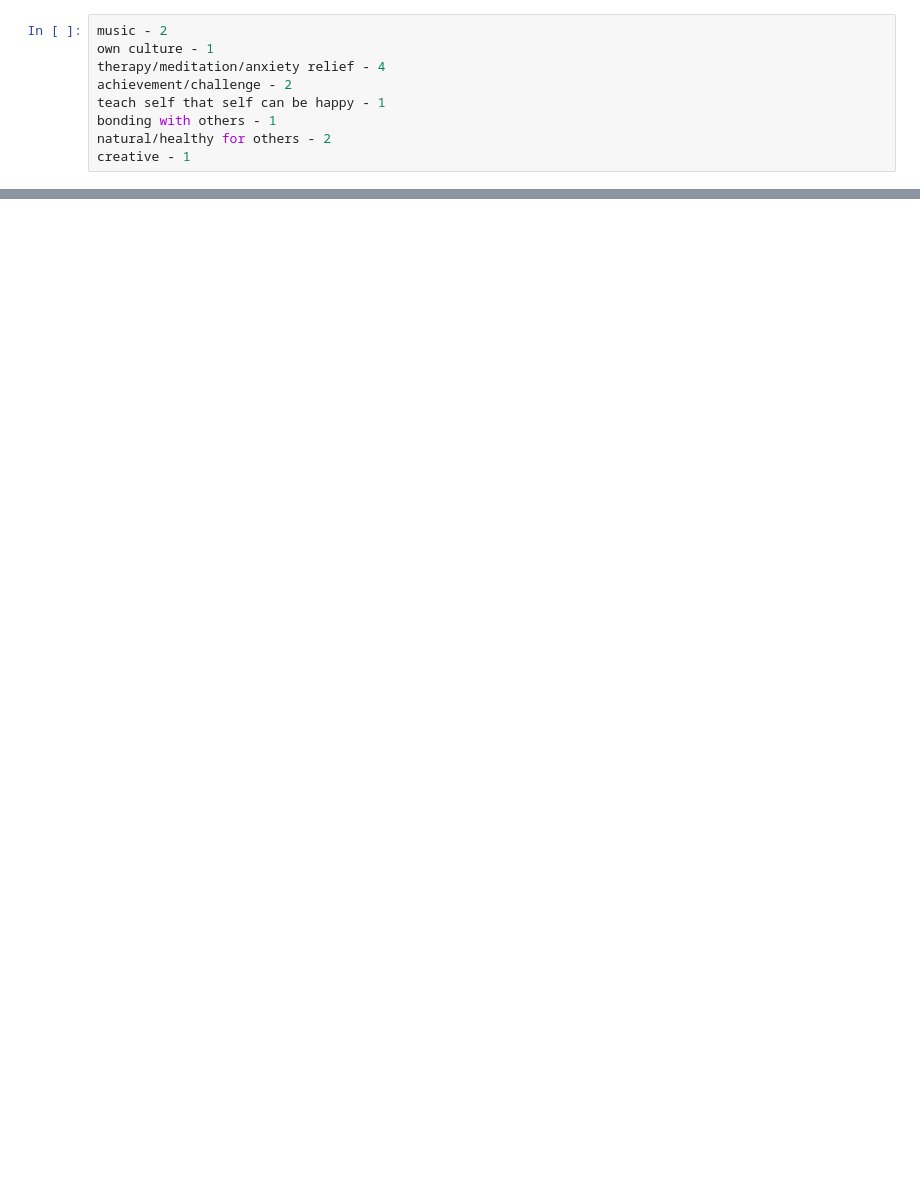
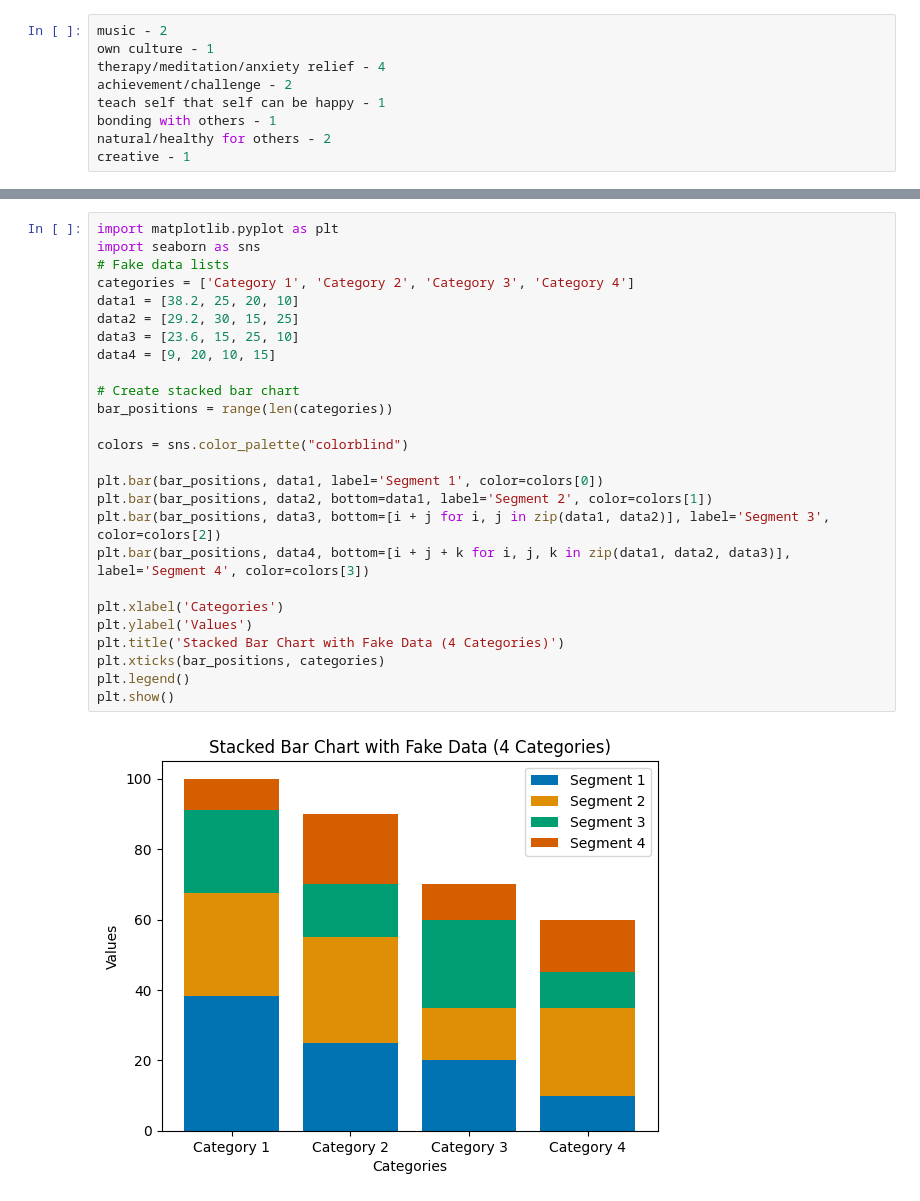
Before and after one commit to kaedejohnson/raw_food_epfl_dh411, a Jupyter notebook: survey_analysis.ipynb, the cells around one changed output, grey strips where cells are left out. Drawn from its saved outputs; the diff is of its cells as text; blank space fills up the shorter version.

```diff
--- a/survey_analysis.ipynb
+++ b/survey_analysis.ipynb
@@ -269,0 +333,28 @@ creative - 1
+# %%
+import matplotlib.pyplot as plt
+import seaborn as sns
+# Fake data lists
+categories = ['Category 1', 'Category 2', 'Category 3', 'Category 4']
+data1 = [38.2, 25, 20, 10]
+data2 = [29.2, 30, 15, 25]
+data3 = [23.6, 15, 25, 10]
+data4 = [9, 20, 10, 15]
+
+# Create stacked bar chart
+bar_positions = range(len(categories))
+
+colors = sns.color_palette("colorblind")
+
+plt.bar(bar_positions, data1, label='Segment 1', color=colors[0])
+plt.bar(bar_positions, data2, bottom=data1, label='Segment 2', color=colors[1])
+plt.bar(bar_positions, data3, bottom=[i + j for i, j in zip(data1, data2)], label='Segment 3', color=colors[2])
+plt.bar(bar_positions, data4, bottom=[i + j + k for i, j, k in zip(data1, data2, data3)], label='Segment 4', color=colors[3])
+
+plt.xlabel('Categories')
+plt.ylabel('Values')
+plt.title('Stacked Bar Chart with Fake Data (4 Categories)')
+plt.xticks(bar_positions, categories)
+plt.legend()
+plt.show()
+# %% [output]
+[figure, added]
```
Also changed, not shown: parts of 8 cells of this notebook.
